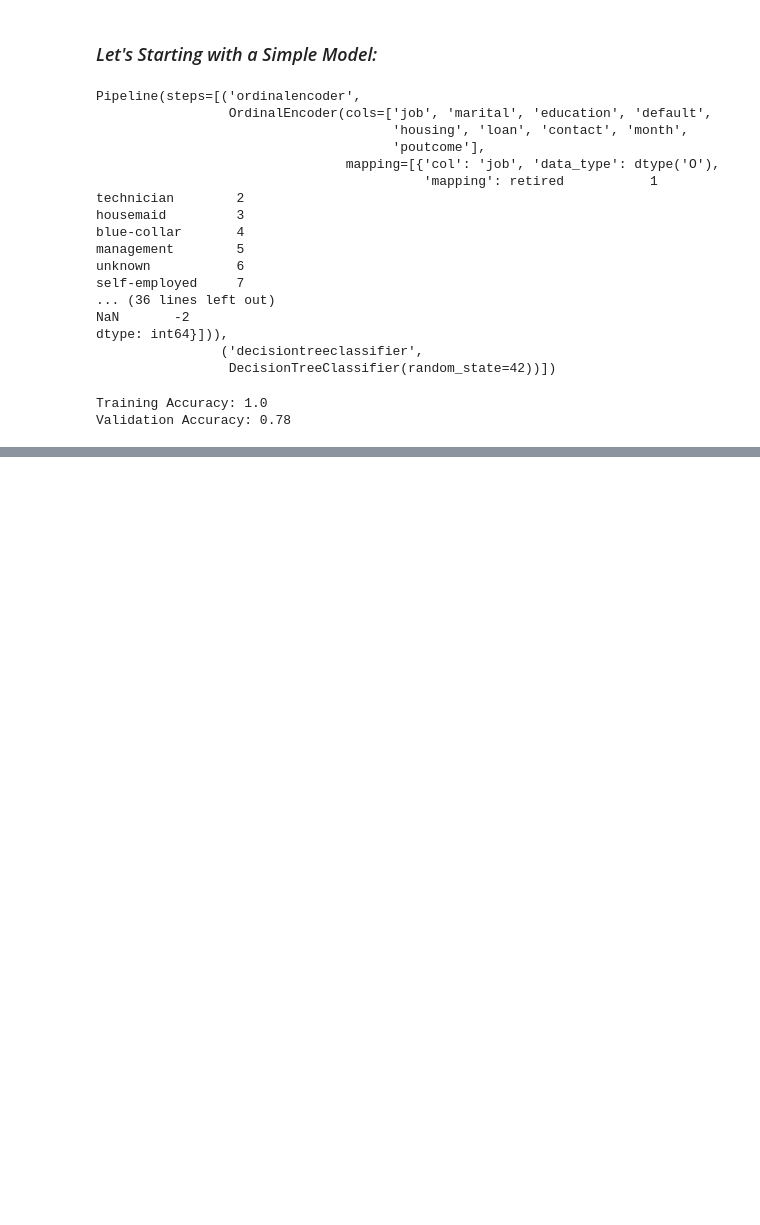
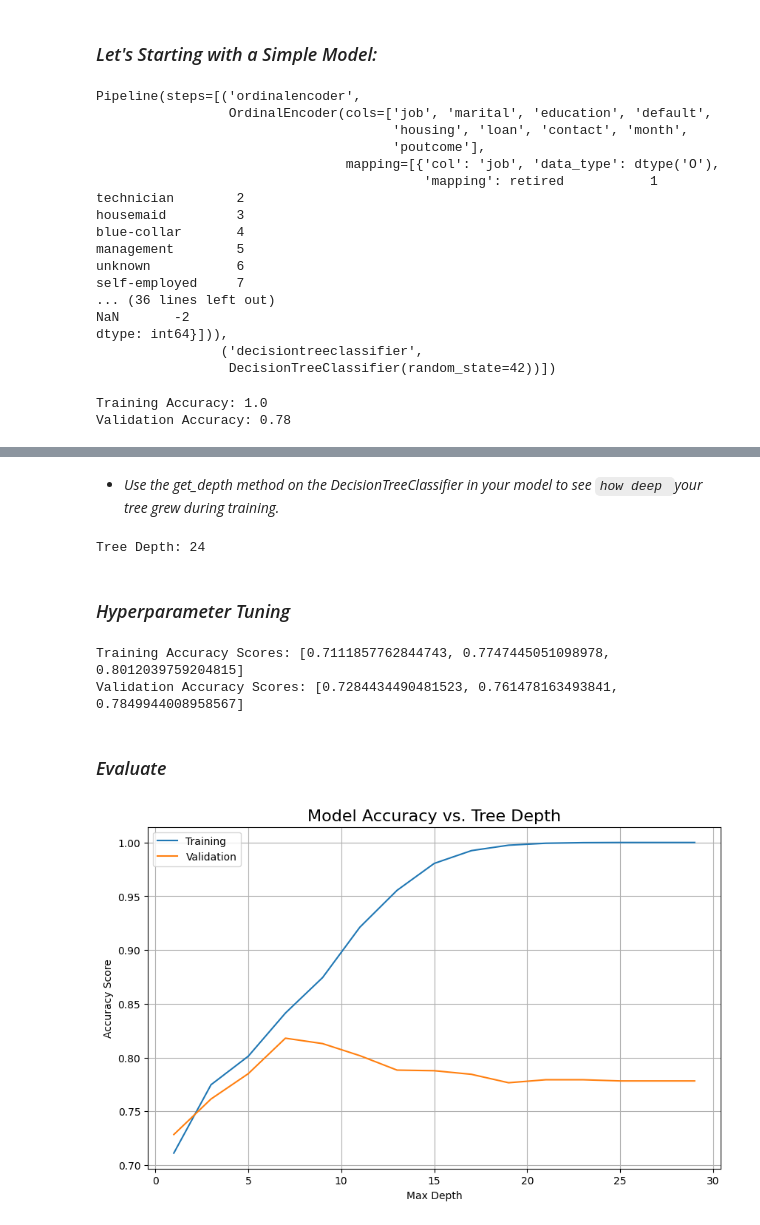
Before and after one commit to SnitTeshome/PRODIGY_DS_03, a Jupyter notebook: Bank_decision tree classifer.ipynb, the cells around one changed output, grey strips where cells are left out. Saved outputs shown, nothing was run; the diff lists cells and outputs as text; code cells hidden in the pictures; blank space fills up the shorter version.

```diff
--- a/Bank_decision tree classifer.ipynb
+++ b/Bank_decision tree classifer.ipynb
@@ -128,3 +127,6 @@ Index(['age', 'job', 'marital', 'education', 'default', 'balance', 'housing',
 - **month**: The month when the customer was last contacted. Seasonal factors could influence decision-making, with certain months potentially offering more favorable conditions for customers to invest in term deposits.
 # %% [markdown]
 ## *Data cleaning*
+# %%
+Bank.rename(columns={'y': 'deposit'}, inplace=True)
+Bank.head()
@@ -762,0 +505,55 @@ plt.show()
+# %% [markdown]
+- *Use the get_depth method on the DecisionTreeClassifier in your model to see `how deep `your tree grew during training.*
+# %%
+tree_depth = model.named_steps["decisiontreeclassifier"].get_depth()
+print("Tree Depth:", tree_depth)
+# %% [output]
+Tree Depth: 24
+# %% [markdown]
+### *Hyperparameter Tuning*
+# %%
+depth_hyperparams = range(1,30,2)
+training_acc = []
+validation_acc = []
+
+for d in depth_hyperparams:
+    # Create model pipeline with specified depth
+    test_model = make_pipeline(
+        OrdinalEncoder(),
+        DecisionTreeClassifier(max_depth=d, random_state=42)
+    )
+
+    # Fit model to training data
+    test_model.fit(X_train, y_train)
+
+    # Calculate and store training accuracy
+    training_acc.append(accuracy_score(y_train, test_model.predict(X_train)))
+
+    # Calculate and store validation accuracy
+    validation_acc.append(test_model.score(X_val, y_val))
+
+# Display the first three scores as an example
+print("Training Accuracy Scores:", training_acc[:3])
+print("Validation Accuracy Scores:", validation_acc[:3])
+# %% [output]
+Training Accuracy Scores: [0.7111857762844743, 0.7747445051098978, 0.8012039759204815]
+Validation Accuracy Scores: [0.7284434490481523, 0.761478163493841, 0.7849944008958567]
+# %% [markdown]
+### *Evaluate*
+# %%
+# Plot `depth_hyperparams`, `training_acc`
+# Adjust the figure size
+plt.figure(figsize=(10, 6))
+
+plt.plot(depth_hyperparams, training_acc, label="Training")
+plt.plot(depth_hyperparams, validation_acc, label="Validation")
+# Add grid lines for better readability
+
+plt.grid(True)
+plt.xlabel("Max Depth")
+plt.ylabel("Accuracy Score")  # Changed 'y.label' to 'plt.ylabel'
+plt.legend()  # Changed 'plt.label()' to 'plt.legend()'
+plt.title("Model Accuracy vs. Tree Depth", fontsize=16)
+plt.show()
+# %% [output]
+[figure, added]
```
Also changed, not shown: parts of 68 cells of this notebook.
